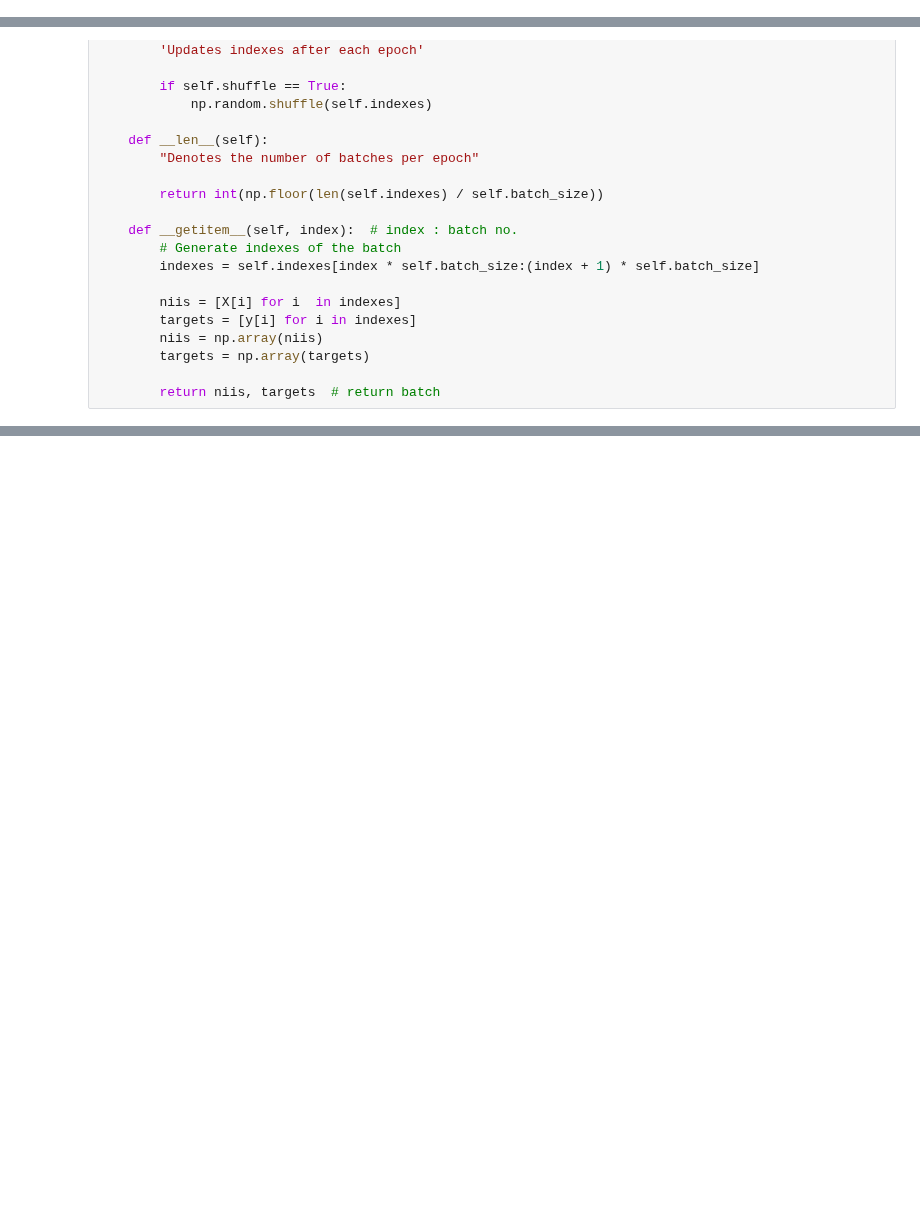
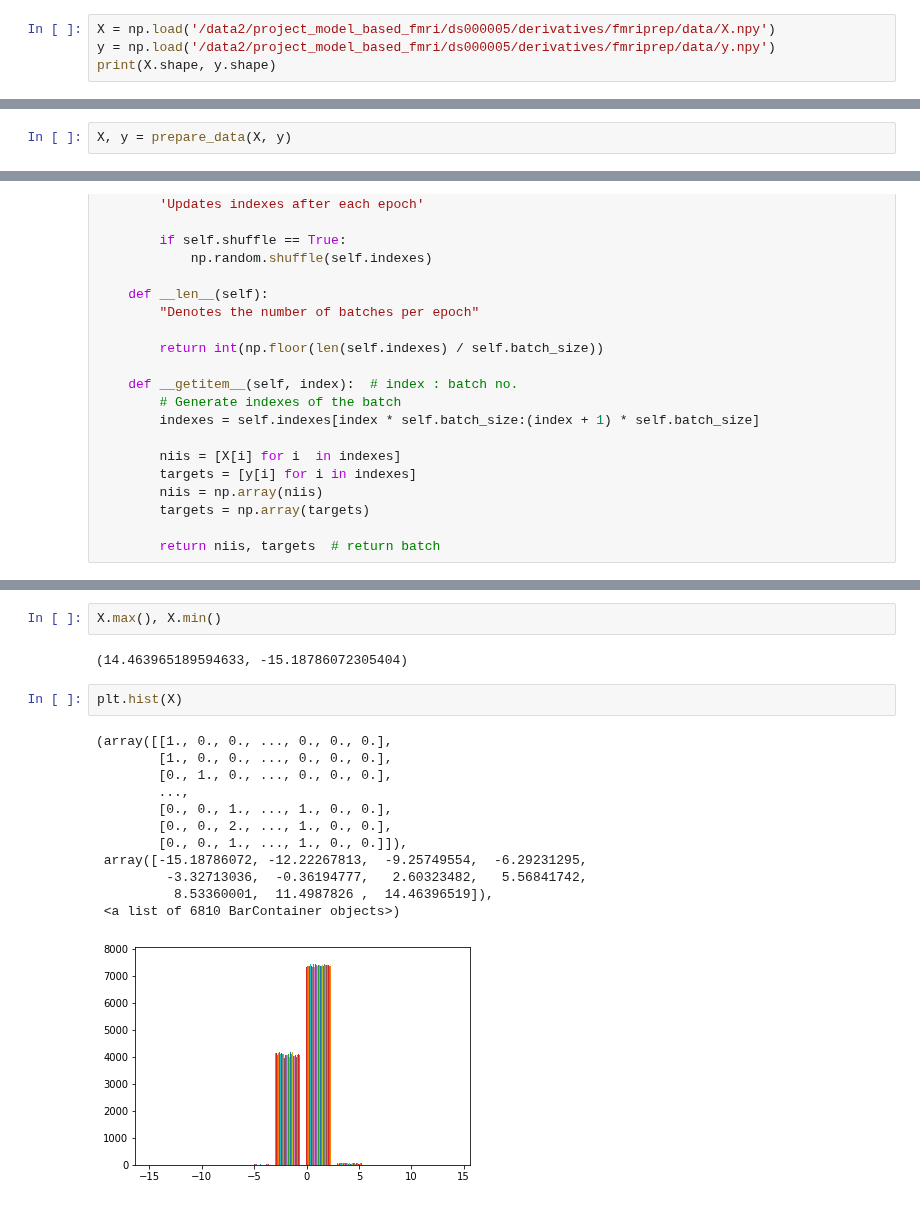
Before and after one commit to CCS-Lab/project_model_based_fmri, a Jupyter notebook: examples/Mixed-gambles_task/example.ipynb, the cells around one changed output, grey strips where cells are left out. Saved outputs shown, nothing was run; the diff lists cells and outputs as text; blank space fills up the shorter version.

```diff
--- a/examples/Mixed-gambles_task/example.ipynb
+++ b/examples/Mixed-gambles_task/example.ipynb
@@ -172,0 +78,4 @@ time elapsed: 142.01521801948547
+# %%
+X = np.load('/data2/project_model_based_fmri/ds000005/derivatives/fmriprep/data/X.npy')
+y = np.load('/data2/project_model_based_fmri/ds000005/derivatives/fmriprep/data/y.npy')
+print(X.shape, y.shape)
@@ -173 +84,3 @@ time elapsed: 142.01521801948547
+# %%
+X, y = prepare_data(X, y)
 # %%
@@ -346,3 +147,22 @@ print(X.shape, y.shape)
+# %%
+X.max(), X.min()
+# %% [output]
+(14.463965189594633, -15.18786072305404)
+# %%
+plt.hist(X)
+# %% [output]
+(array([[1., 0., 0., ..., 0., 0., 0.],
+        [1., 0., 0., ..., 0., 0., 0.],
+        [0., 1., 0., ..., 0., 0., 0.],
+        ...,
+        [0., 0., 1., ..., 1., 0., 0.],
+        [0., 0., 2., ..., 1., 0., 0.],
+        [0., 0., 1., ..., 1., 0., 0.]]),
+ array([-15.18786072, -12.22267813,  -9.25749554,  -6.29231295,
+         -3.32713036,  -0.36194777,   2.60323482,   5.56841742,
+          8.53360001,  11.4987826 ,  14.46396519]),
+ <a list of 6810 BarContainer objects>)
+[figure, added]
 # %%
 coeffs = []
 
```
Also changed, not shown: parts of 22 cells of this notebook, 10 other files.
